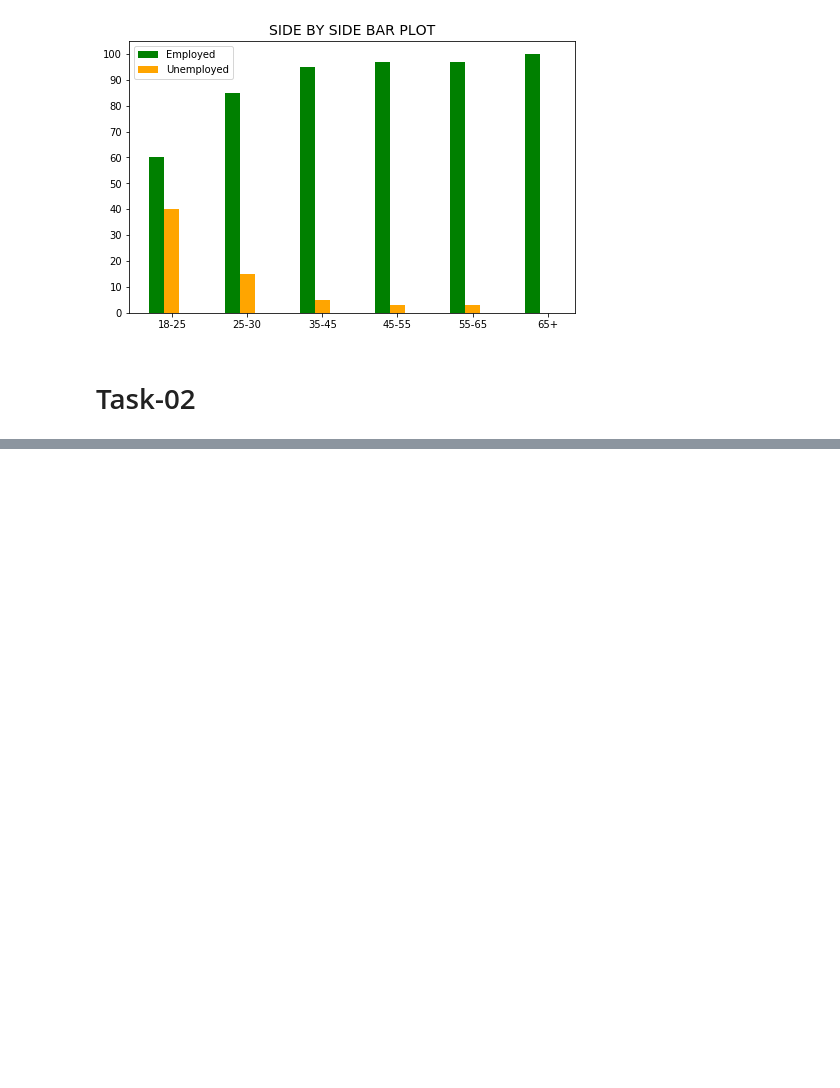
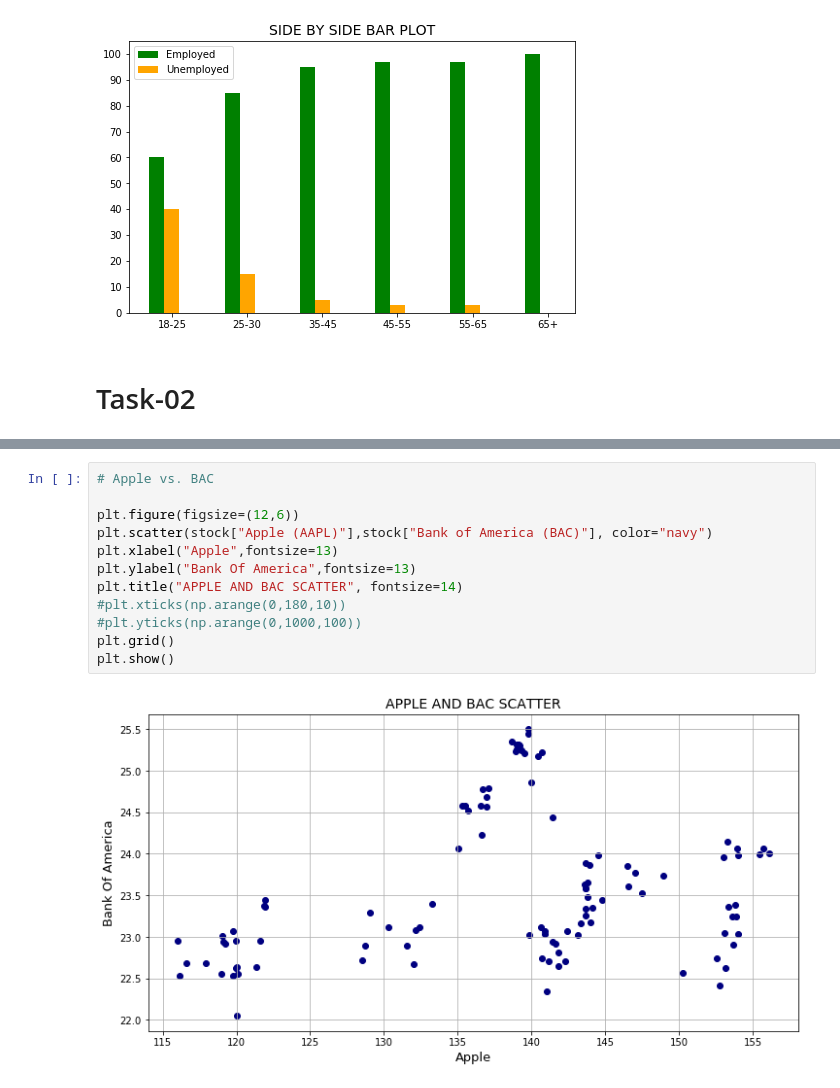
Before and after one commit to Salmankh3/Saylani_DS, a Jupyter notebook: Assignments/Assignment04/Cross-Table-02.ipynb, the cells around one changed output, grey strips where cells are left out. Cells and saved outputs as stored; diff of their text form; blank space fills up the shorter version.

```diff
--- a/Assignments/Assignment04/Cross-Table-02.ipynb
+++ b/Assignments/Assignment04/Cross-Table-02.ipynb
@@ -94,0 +151,14 @@ plt.show()
+# %%
+# Apple vs. BAC
+
+plt.figure(figsize=(12,6))
+plt.scatter(stock["Apple (AAPL)"],stock["Bank of America (BAC)"], color="navy")
+plt.xlabel("Apple",fontsize=13)
+plt.ylabel("Bank Of America",fontsize=13)
+plt.title("APPLE AND BAC SCATTER", fontsize=14)
+#plt.xticks(np.arange(0,180,10))
+#plt.yticks(np.arange(0,1000,100))
+plt.grid()
+plt.show()
+# %% [output]
+[figure, added]
```
Also changed, not shown: parts of 5 cells of this notebook.
